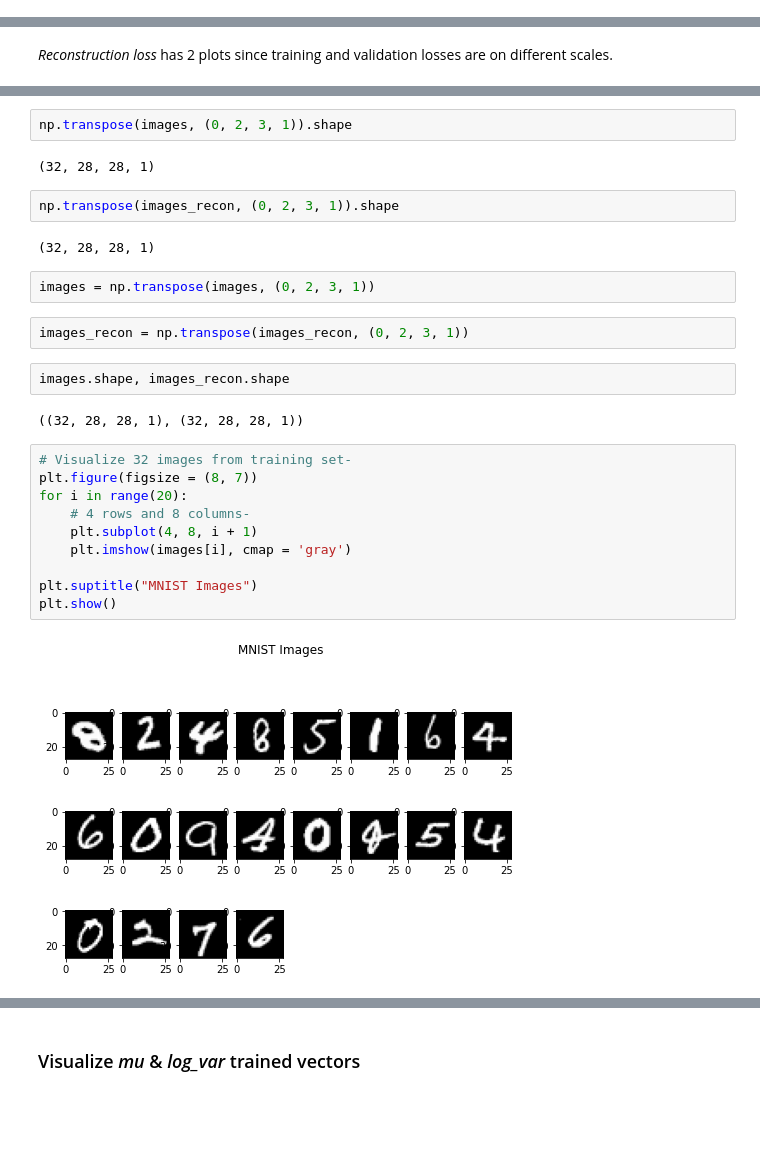
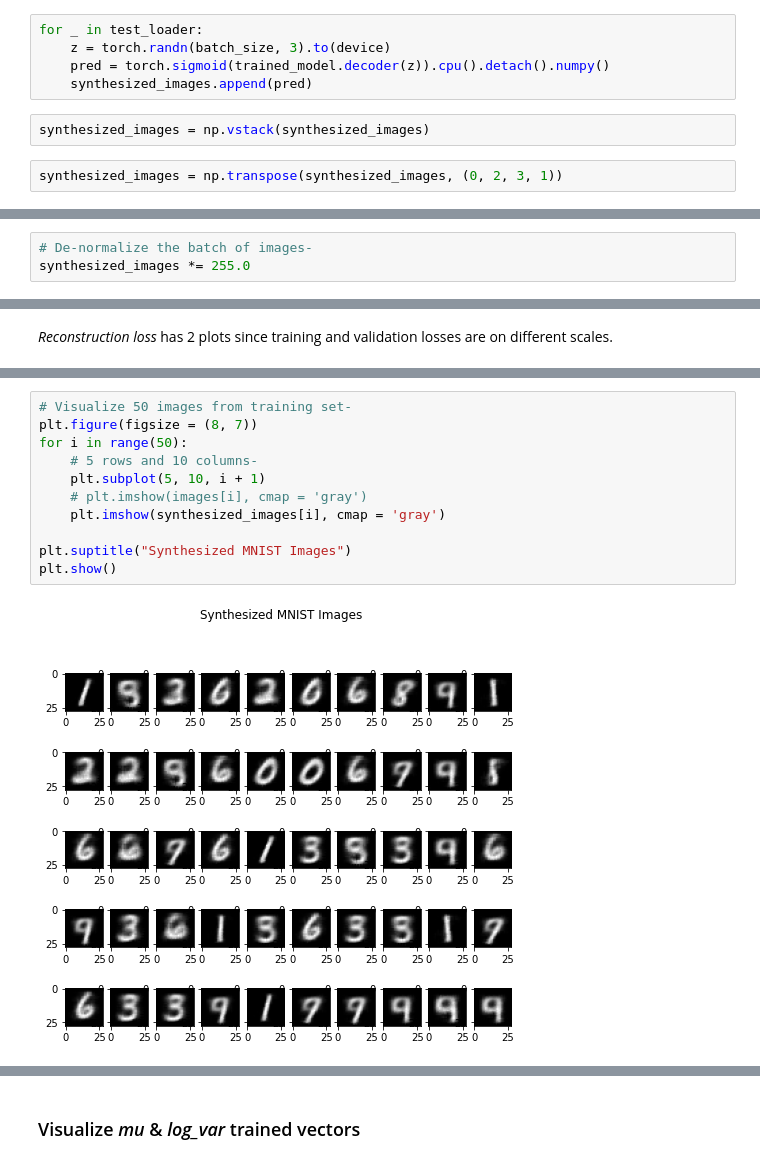
Before and after one commit to arjun-majumdar/Autoencoders_Experiments, a Jupyter notebook: VAE_LeNet5_MNIST-PyTorch.ipynb, the cells around one changed output, grey strips where cells are left out. Drawn from its saved outputs; the diff is of its cells as text; blank space fills up the shorter version.

Commit message:
VAE LeNet-5 CNN MNIST PyTorch
CNN for MNIST

```diff
--- a/VAE_LeNet5_MNIST-PyTorch.ipynb
+++ b/VAE_LeNet5_MNIST-PyTorch.ipynb
@@ -981,0 +954,9 @@ dict_keys(['train_loss', 'train_recon_loss', 'train_kl_loss', 'val_loss', 'val_r
+# %%
+for _ in test_loader:
+    z = torch.randn(batch_size, 3).to(device)
+    pred = torch.sigmoid(trained_model.decoder(z)).cpu().detach().numpy()
+    synthesized_images.append(pred)
+# %%
+synthesized_images = np.vstack(synthesized_images)
+# %%
+synthesized_images = np.transpose(synthesized_images, (0, 2, 3, 1))
@@ -981,0 +967,3 @@ dict_keys(['train_loss', 'train_recon_loss', 'train_kl_loss', 'val_loss', 'val_r
+# %%
+# De-normalize the batch of images-
+synthesized_images *= 255.0
@@ -1074,28 +1016,13 @@ images.shape, images_recon.shape
-# %%
-np.transpose(images, (0, 2, 3, 1)).shape
-# %% [output]
-(32, 28, 28, 1)
-# %%
-np.transpose(images_recon, (0, 2, 3, 1)).shape
-# %% [output]
-(32, 28, 28, 1)
-# %%
-images = np.transpose(images, (0, 2, 3, 1))
-# %%
-images_recon = np.transpose(images_recon, (0, 2, 3, 1))
-# %%
-images.shape, images_recon.shape
-# %% [output]
-((32, 28, 28, 1), (32, 28, 28, 1))
 # %%
-# Visualize 32 images from training set-
+# Visualize 50 images from training set-
 plt.figure(figsize = (8, 7))
-for i in range(20):
-    # 4 rows and 8 columns-
-    plt.subplot(4, 8, i + 1)
-    plt.imshow(images[i], cmap = 'gray')
+for i in range(50):
+    # 5 rows and 10 columns-
+    plt.subplot(5, 10, i + 1)
+    # plt.imshow(images[i], cmap = 'gray')
+    plt.imshow(synthesized_images[i], cmap = 'gray')
 
-plt.suptitle("MNIST Images")
+plt.suptitle("Synthesized MNIST Images")
 plt.show()
 # %% [output]
-[figure, old version]
+[figure, new version]
```
Also changed, not shown: parts of 77 cells of this notebook.
